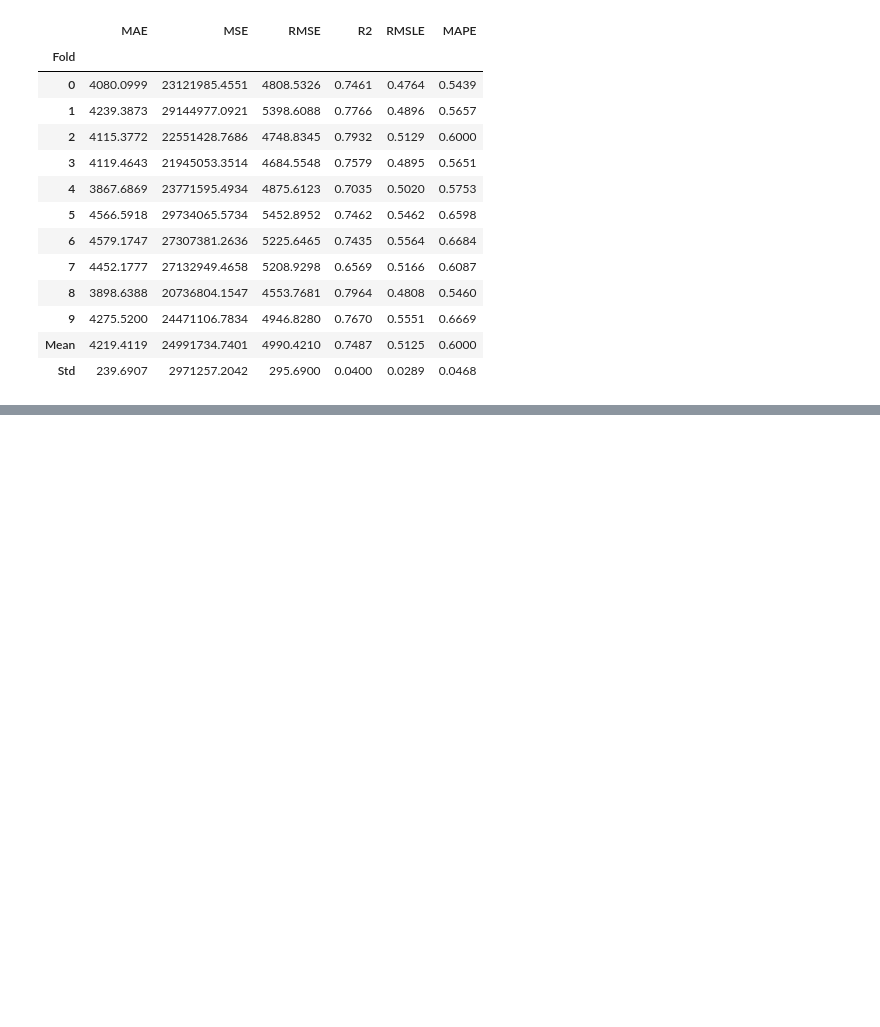
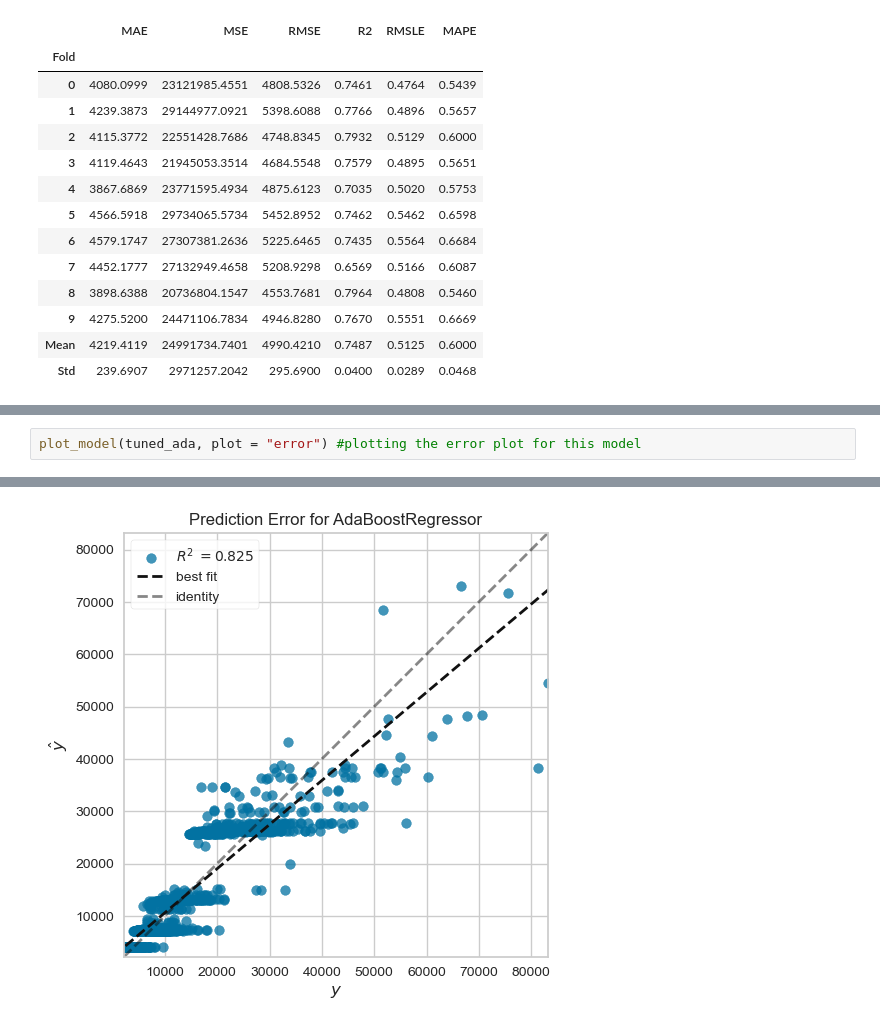
Before and after one commit to haleynpatel/PyCaret-ResearchTest, a Jupyter notebook: RegressionModules.ipynb, the cells around one changed output, grey strips where cells are left out. Cells and saved outputs as stored; diff of their text form; blank space fills up the shorter version.

```diff
--- a/RegressionModules.ipynb
+++ b/RegressionModules.ipynb
@@ -263,0 +269,3 @@ Fitting 10 folds for each of 10 candidates, totalling 100 fits
+# %%
+plot_model(tuned_ada, plot = "error") #plotting the error plot for this model
+# %% [output]
@@ -263,0 +273 @@ Fitting 10 folds for each of 10 candidates, totalling 100 fits
+[figure, added]
```
Also changed, not shown: parts of 12 cells of this notebook.
